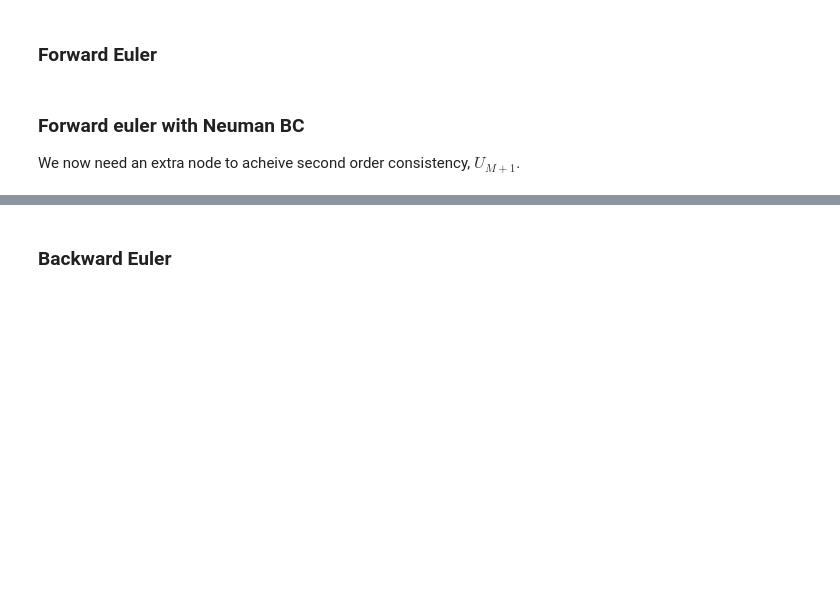
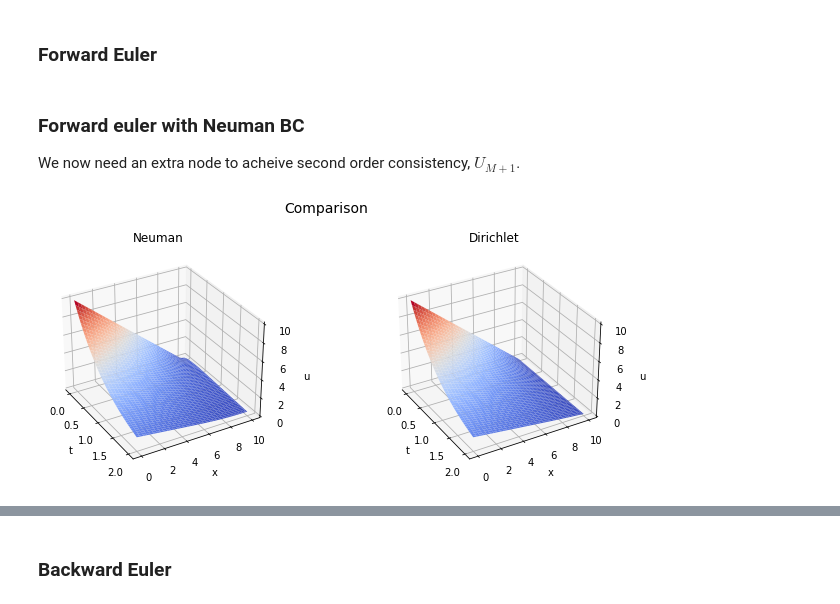
Before and after one commit to ulrikunneberg/NumDiff_prosjekt, a Jupyter notebook: Test.ipynb, the cells around one changed output, grey strips where cells are left out. Drawn from its saved outputs; the diff is of its cells as text; code cells hidden in the pictures; blank space fills up the shorter version.

```diff
--- a/Test.ipynb
+++ b/Test.ipynb
@@ -192,30 +226,40 @@ def forward_euler_neuman(R, M, T, N, sigma, r, c, K, H, BC0, BCR, initial_func,
     k=T/N
     m = np.arange(0, M+1, 1)
 
-    U=np.zeros((M+2, N+1))
-    x=np.linspace(0, R, M+2)    #Remember to add stability condition with positive coefficient in tridiag
+    U=np.zeros((M+1, N+1))
+    x=np.linspace(0, R, M+1)    #Remember to add stability condition with positive coefficient in tridiag
     t=np.linspace(0, T, N+1)      #Probably necessary to have many more timesteps and spacesteps for conv
 
     U[:, 0]=initial_func(x) #Initial and boundary functions
     U[0, :]=BC0(t=t, x=x, u_0=initial_func(x)[0])
-    U[-1,:]=BCR(R, x=x, t=t)
+    #U[-1,:]=BCR(R, x=x, t=t)
 
     beta_neg1 = k*sigma**2*m**2/2 - k*r*m/2
     beta_0 = 1-k*sigma**2*m**2 - k*c
     beta_1 = k*sigma**2*m**2/2 + k*r*m/2
 
-    F = RHS_func(x,t)[1:-1,:]
-    G=np.zeros((M-1, N+1))
+    F = RHS_func(x,t)[1:,:]
+    G=np.zeros((M, N+1))
 
     G[0] = U[0, :]*beta_neg1[1] #Boundary conditions
-    G[-1] = U[-1,:]*beta_1[-2]
 
 
-    A=tridiag(beta_neg1[2:-1], beta_0[1:-1] ,beta_1[1:-2], M-1)
+    A=tridiag(beta_neg1[2:], beta_0[1:] ,beta_1[1:-1], M)
+    A[-1, -2]= k*sigma**2*M**2
+    A[-1, -1]= 1- k*sigma**2*M**2 - k*c
 
     CFL=min(np.diag(A))
 
     for n in range(N):
-        U[1:-1, n+1]=A.dot(U[1:-1, n]) + G[:,n] + k*F[:,n]
+        U[1:, n+1]=A.dot(U[1:, n]) + G[:,n] + k*F[:,n]
 
     return U, CFL
+# %%
+u_european_neuman, CFL_european_neuman = forward_euler_neuman(R, M, T, N, sigma, r, c, K_eur, H_eur,
+                                                            boundary_0, boundary_R_eur, european_put)
+u_european_dirich, CFL_european_dirich = forward_euler(R, M, T, N, sigma, r, c, K_eur, H_eur,
+                                                            boundary_0, boundary_R_eur, european_put)
+plot_two_solutions(u_european_neuman, u_european_dirich, angle=-30, title="Comparison",
+                   title1="Neuman", title2="Dirichlet")
+# %% [output]
+[figure, added]
```
Also changed, not shown: parts of 26 cells of this notebook.
